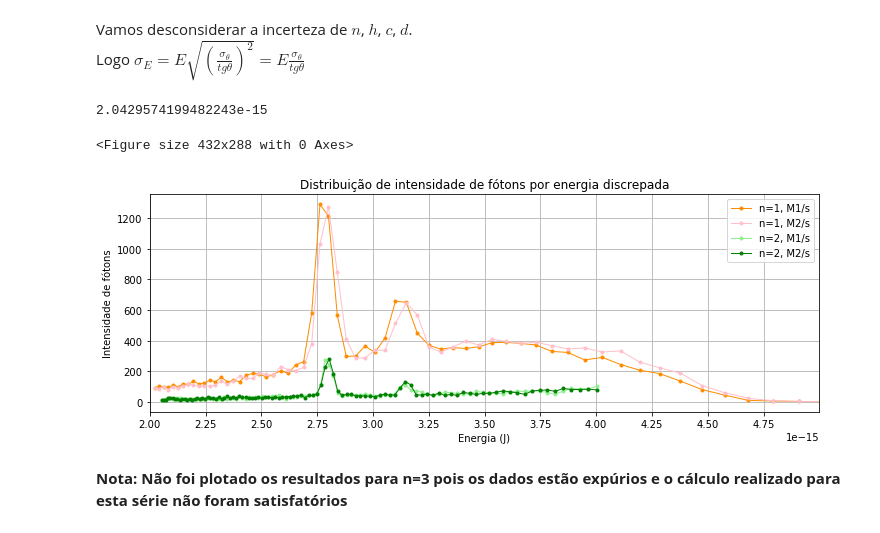
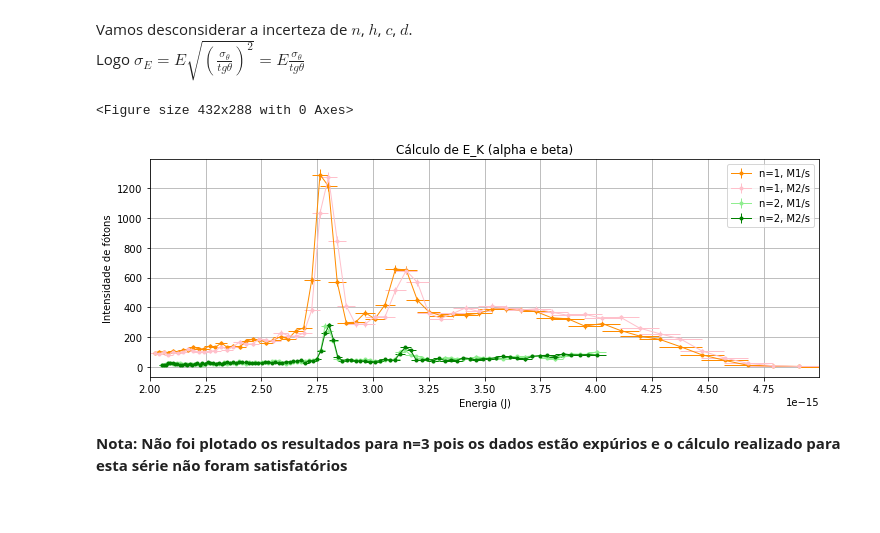
Before and after one commit to leonardovaladao/QuantumLab, a Jupyter notebook: 3. RaioX/Análise.ipynb, the cells around one changed output. Cells and saved outputs as stored; diff of their text form; code cells hidden in the pictures.

```diff
--- a/3. RaioX/Análise.ipynb
+++ b/3. RaioX/Análise.ipynb
@@ -101,15 +102,12 @@ $\sigma_E = E \sqrt{(\frac{\sigma_n}{n})^2 + (\frac{\sigma_h}{h})^2 + (\frac{\si
 # %% [markdown]
 Vamos desconsiderar a incerteza de $n$, $h$, $c$, $d$. <br>
 Logo $\sigma_E = E \sqrt{(\frac{\sigma_\theta}{tg\theta})^2} = E\frac{\sigma_\theta}{tg\theta}$
-# %%
-inc_e1[50]
-# %% [output]
-2.0429574199482243e-15
 # %%
 # Separar incertezas para gráfico
-ia1 = inc_ang[:76]
-ia2 = inc_ang[76:176]
-ia3 = inc_ang[176:]
+
+ia1 = [a*(np.pi/180) for a in inc_ang[:76]]
+ia2 = [a*(np.pi/180) for a in inc_ang[76:176]]
+ia3 = [a*(np.pi/180) for a in inc_ang[176:]]
 
 # Incerteza da energia
 inc_e1 = [
@@ -125,42 +123,45 @@ inc_e3 = [
     for (en,ia,a) in zip(e3,ia3,t3)
 ]
 # %%
+# Plotar gráfico
 import matplotlib.pyplot as plt
 %matplotlib inline
 
 fig = plt.gcf()
 plt.figure(figsize=(12,4))
 
 
 plt.errorbar(e1, df1[df1['teta']<=10]['M1/s'],
-             #xerr=inc_e1,
+             xerr=inc_e1, yerr=inc_int1[:76],
            marker='.', lw=1, color='darkorange',
         label='n=1, M1/s')
 plt.errorbar(e1, df1[df1['teta']<=10]['M2/s'],
-             #xerr=inc_e1,
+             xerr=inc_e1, yerr=inc_int2[:76],
            marker='.', lw=1, color='pink',
         label='n=1, M2/s')
 plt.errorbar(e2, df1[(df1['teta']>10) & (df1['teta']<=20)]['M1/s'],
+             xerr=inc_e2, yerr=inc_int1[76:176],
            marker='.', lw=1, color='lightgreen',
         label='n=2, M1/s')
 plt.errorbar(e2, df1[(df1['teta']>10) & (df1['teta']<=20)]['M2/s'],
+             xerr=inc_e2, yerr=inc_int2[76:176],
            marker='.', lw=1, color='green',
         label='n=2, M2/s')
 
-plt.title('Distribuição de intensidade de fótons por energia discrepada')
+plt.title('Cálculo de E_K (alpha e beta)')
 plt.xlabel('Energia (J)')
 plt.ylabel('Intensidade de fótons')
 
 plt.xlim((2e-15,5e-15))
 plt.xticks(np.arange(2e-15,5e-15,0.25e-15))
 plt.legend()
 plt.grid()
 
 plt.show()
 fig.savefig('fig2.png', bbox_inches='tight')
 # %% [output]
 <Figure size 432x288 with 0 Axes>
-[figure, old version]
+[figure, new version]
 # %% [markdown]
 **Nota: Não foi plotado os resultados para n=3 pois os dados estão expúrios e o cálculo realizado para esta série não foram satisfatórios**
 # %% [markdown]
```
Also changed, not shown: parts of 20 cells of this notebook.
